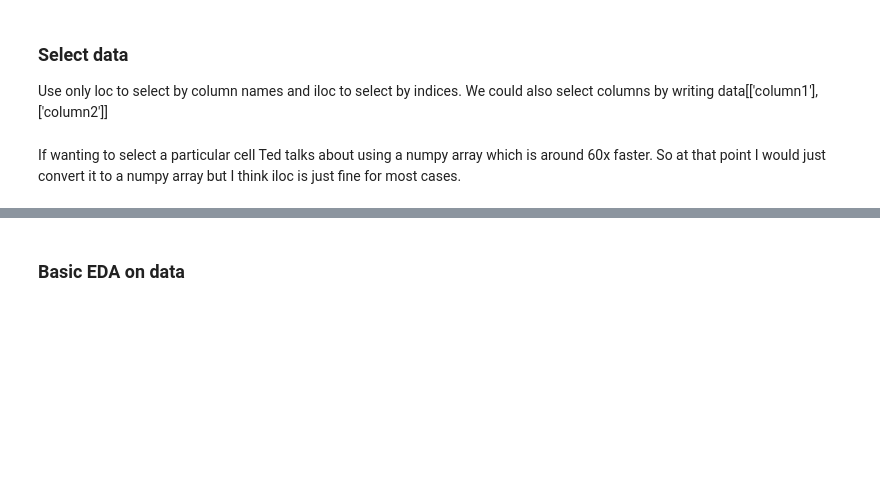
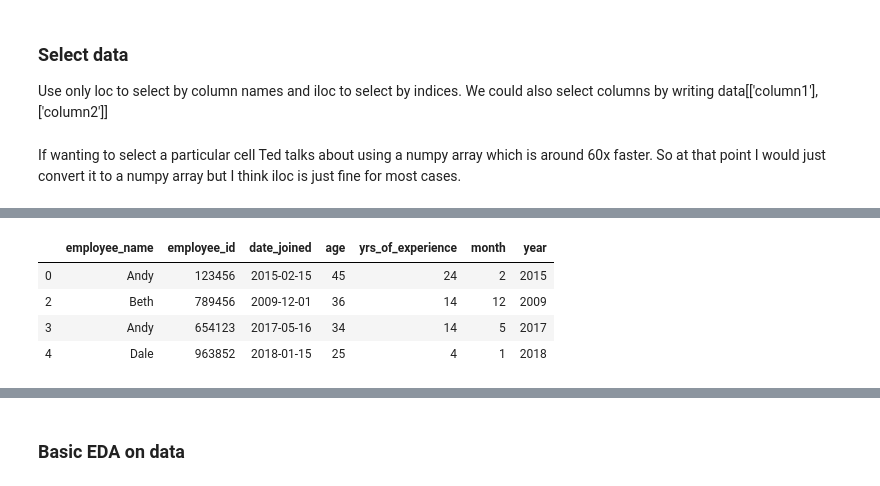
Before and after one commit to goodwin-matt/data_science_toolkit, a Jupyter notebook: DataScienceCode/General_DS/Pandas_Overview.ipynb, the cells around one changed output, grey strips where cells are left out. Saved outputs shown, nothing was run; the diff lists cells and outputs as text; code cells hidden in the pictures; blank space fills up the shorter version.

```diff
--- a/DataScienceCode/Pandas_Overview.ipynb
+++ b/DataScienceCode/General_DS/Pandas_Overview.ipynb
@@ -19,0 +85,7 @@ If wanting to select a particular cell Ted talks about using a numpy array which
+# %%
+df.fillna({'date_joined':'2009-12-01'},inplace=True)
+# %%
+df['month'] = df['date_joined'].apply(lambda x: parse(x).month)
+df['year'] = df['date_joined'].apply(lambda x: parse(x).year)
+# %%
+df.drop_duplicates(inplace=True)
@@ -19,0 +101,8 @@ If wanting to select a particular cell Ted talks about using a numpy array which
+# %%
+df
+# %% [output]
+|  | employee_name | employee_id | date_joined | age | yrs_of_experience | month | year |
+| 0 | Andy | 123456 | 2015-02-15 | 45 | 24 | 2 | 2015 |
+| 2 | Beth | 789456 | 2009-12-01 | 36 | 14 | 12 | 2009 |
+| 3 | Andy | 654123 | 2017-05-16 | 34 | 14 | 5 | 2017 |
+| 4 | Dale | 963852 | 2018-01-15 | 25 | 4 | 1 | 2018 |
```
Also changed, not shown: parts of 15 cells of this notebook, 39 other files.
